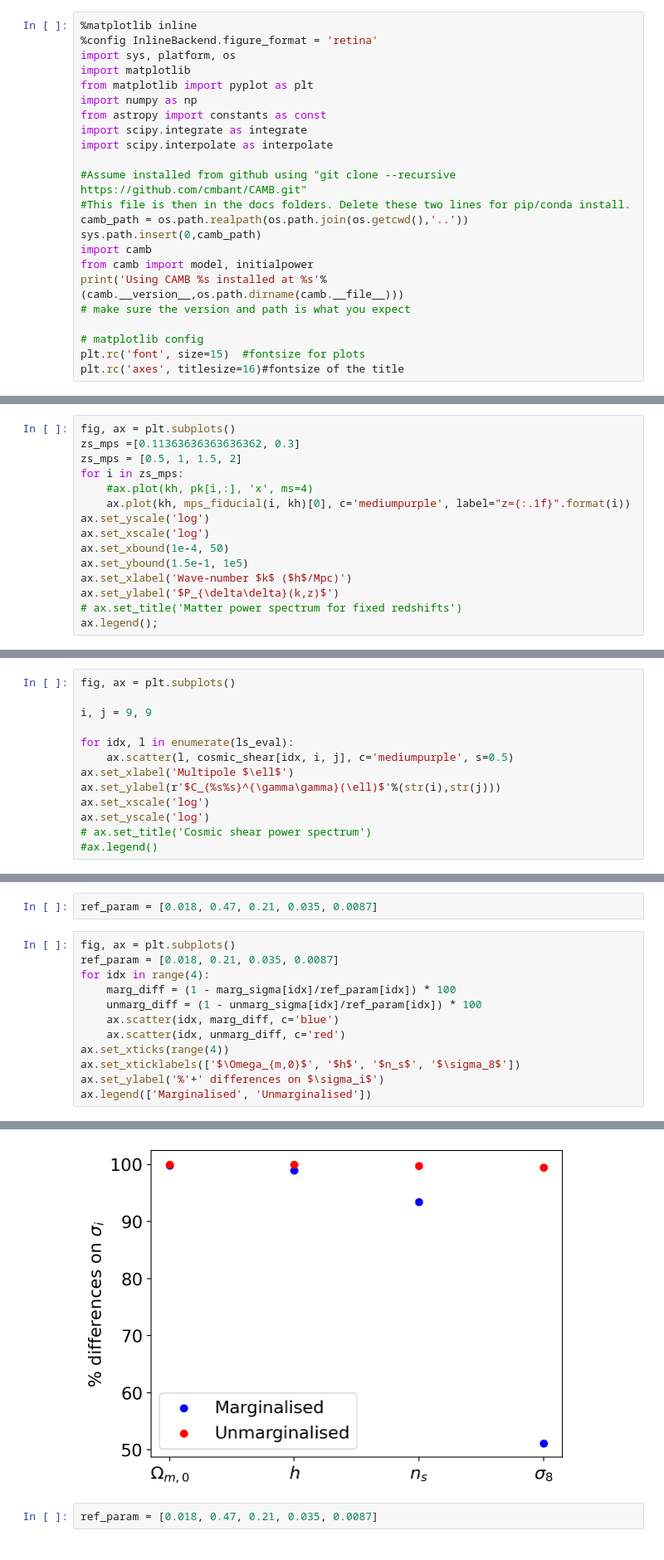
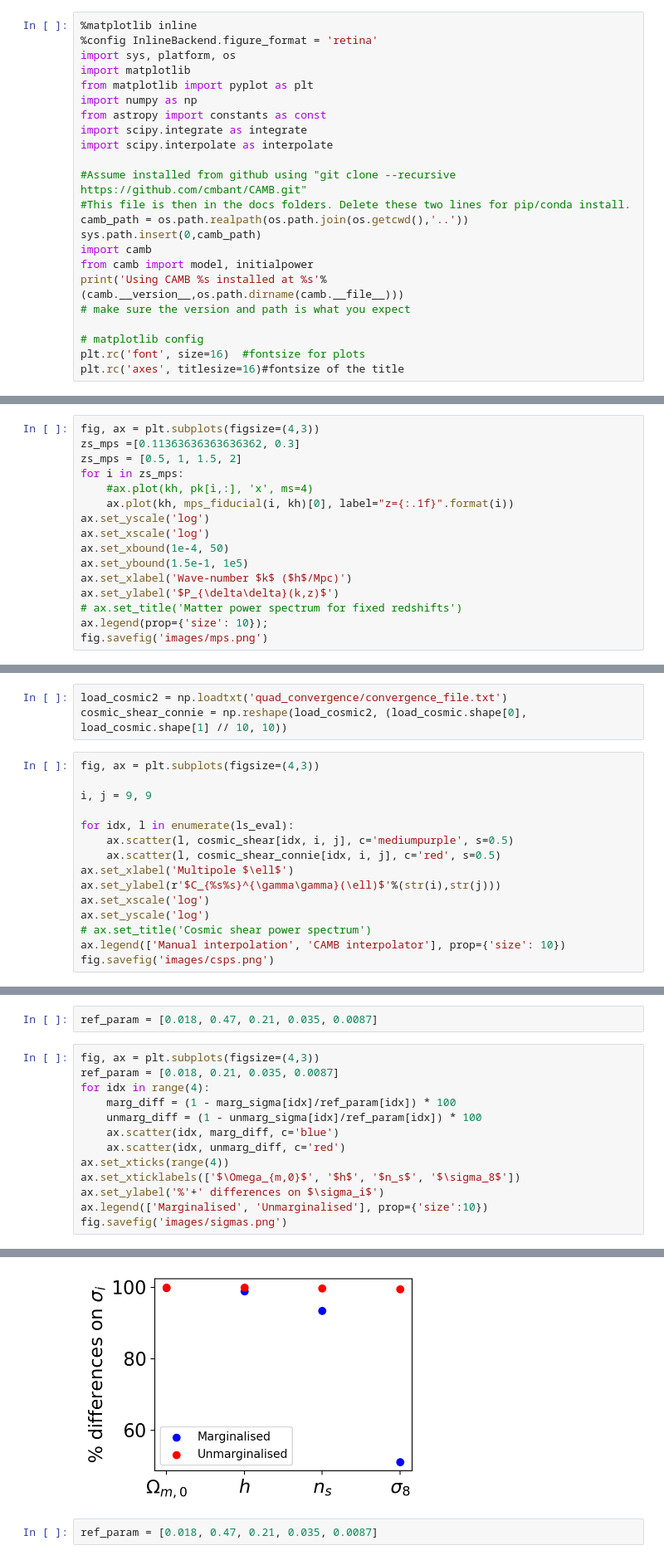
Before and after one commit to vPedreros/dfi-summer-2023, a Jupyter notebook: summer_nb.ipynb, the cells around one changed output, grey strips where cells are left out. Shown at 83% size. Cells and saved outputs as stored; diff of their text form.

```diff
--- a/summer_nb.ipynb
+++ b/summer_nb.ipynb
@@ -25,7 +25,7 @@ print('Using CAMB %s installed at %s'%(camb.__version__,os.path.dirname(camb.__f
 # make sure the version and path is what you expect
 
 # matplotlib config
-plt.rc('font', size=15)  #fontsize for plots
+plt.rc('font', size=16)  #fontsize for plots
 plt.rc('axes', titlesize=16)#fontsize of the title
 # %% [output]
 Using CAMB 1.3.6 installed at /home/vpedre/anaconda3/lib/python3.9/site-packages/camb
@@ -317,12 +317,12 @@ Note: redshifts have been re-sorted (earliest first)
 # Interpolating the data
 mps_fiducial = interpolate.RectBivariateSpline(z, kh, pk)
 # %%
-fig, ax = plt.subplots()
+fig, ax = plt.subplots(figsize=(4,3))
 zs_mps =[0.11363636363636362, 0.3]
 zs_mps = [0.5, 1, 1.5, 2]
 for i in zs_mps:
     #ax.plot(kh, pk[i,:], 'x', ms=4)
-    ax.plot(kh, mps_fiducial(i, kh)[0], c='mediumpurple', label="z={:.1f}".format(i))
+    ax.plot(kh, mps_fiducial(i, kh)[0], label="z={:.1f}".format(i))
 ax.set_yscale('log')
 ax.set_xscale('log')
 ax.set_xbound(1e-4, 50)
@@ -330,5 +330,6 @@ ax.set_ybound(1.5e-1, 1e5)
 ax.set_xlabel('Wave-number $k$ ($h$/Mpc)')
 ax.set_ylabel('$P_{\delta\delta}(k,z)$')
 # ax.set_title('Matter power spectrum for fixed redshifts')
-ax.legend();
+ax.legend(prop={'size': 10});
+fig.savefig('images/mps.png')
 # %% [output]
@@ -365,17 +366,22 @@ ls_eval = np.array([(l_bins[i][1] + l_bins[i][0]) / 2 for i in range(100)])
 # %%
 load_cosmic = np.loadtxt('convergence/cosmic_shear')
 cosmic_shear = np.reshape(load_cosmic, (load_cosmic.shape[0], load_cosmic.shape[1] // 10, 10))
+# %%
+load_cosmic2 = np.loadtxt('quad_convergence/convergence_file.txt')
+cosmic_shear_connie = np.reshape(load_cosmic2, (load_cosmic.shape[0], load_cosmic.shape[1] // 10, 10))
 # %%
-fig, ax = plt.subplots()
+fig, ax = plt.subplots(figsize=(4,3))
 
 i, j = 9, 9
 
 for idx, l in enumerate(ls_eval):
     ax.scatter(l, cosmic_shear[idx, i, j], c='mediumpurple', s=0.5)
+    ax.scatter(l, cosmic_shear_connie[idx, i, j], c='red', s=0.5)
 ax.set_xlabel('Multipole $\ell$')
 ax.set_ylabel(r'$C_{%s%s}^{\gamma\gamma}(\ell)$'%(str(i),str(j)))
 ax.set_xscale('log')
 ax.set_yscale('log')
 # ax.set_title('Cosmic shear power spectrum')
-#ax.legend()
+ax.legend(['Manual interpolation', 'CAMB interpolator'], prop={'size': 10})
+fig.savefig('images/csps.png')
 # %% [output]
@@ -878,7 +884,7 @@ array([6.68630618e-06, 3.45472680e-05, 7.60152311e-05, 4.80007927e-05])
 # %%
 ref_param = [0.018, 0.47, 0.21, 0.035, 0.0087]
 # %%
-fig, ax = plt.subplots()
+fig, ax = plt.subplots(figsize=(4,3))
 ref_param = [0.018, 0.21, 0.035, 0.0087]
 for idx in range(4):
     marg_diff = (1 - marg_sigma[idx]/ref_param[idx]) * 100
@@ -888,5 +894,6 @@ for idx in range(4):
 ax.set_xticks(range(4))
 ax.set_xticklabels(['$\Omega_{m,0}$', '$h$', '$n_s$', '$\sigma_8$'])
 ax.set_ylabel('%'+' differences on $\sigma_i$')
-ax.legend(['Marginalised', 'Unmarginalised'])
+ax.legend(['Marginalised', 'Unmarginalised'], prop={'size':10})
+fig.savefig('images/sigmas.png')
 # %% [output]
@@ -894,4 +900,4 @@ ax.legend(['Marginalised', 'Unmarginalised'])
-[figure, old version]
+[figure, new version]
 # %%
 ref_param = [0.018, 0.47, 0.21, 0.035, 0.0087]
 # %%
```
Also changed, not shown: parts of 11 cells of this notebook.
